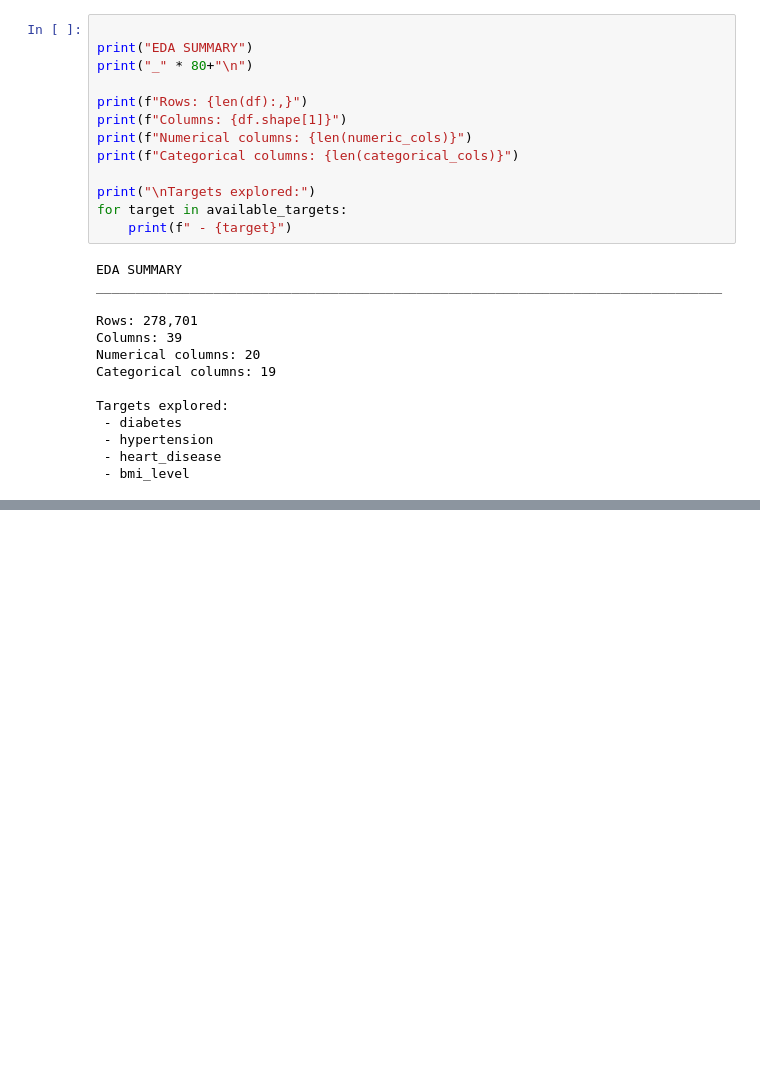
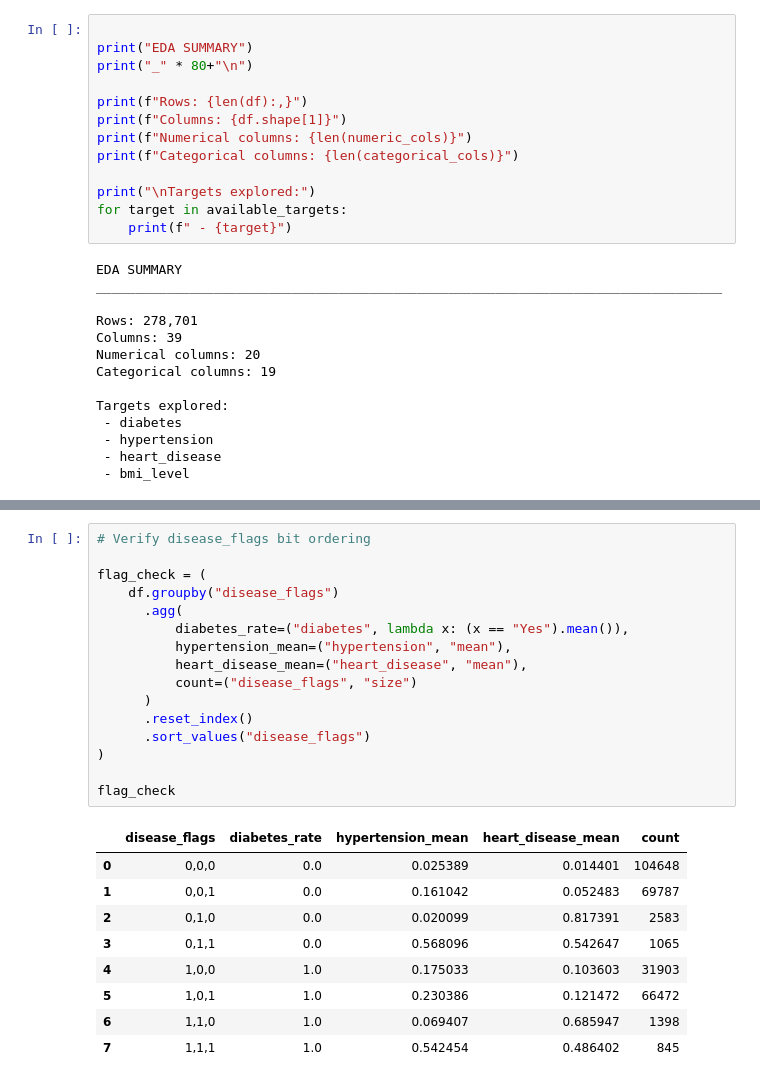
Before and after one commit to to-bits/multidisease-risk-profiler, a Jupyter notebook: notebooks/03_eda.ipynb, the cells around one changed output, grey strips where cells are left out. Drawn from its saved outputs; the diff is of its cells as text; blank space fills up the shorter version.

```diff
--- a/notebooks/03_eda.ipynb
+++ b/notebooks/03_eda.ipynb
@@ -653,0 +789,26 @@ Targets explored:
+# %%
+# Verify disease_flags bit ordering
+
+flag_check = (
+    df.groupby("disease_flags")
+      .agg(
+          diabetes_rate=("diabetes", lambda x: (x == "Yes").mean()),
+          hypertension_mean=("hypertension", "mean"),
+          heart_disease_mean=("heart_disease", "mean"),
+          count=("disease_flags", "size")
+      )
+      .reset_index()
+      .sort_values("disease_flags")
+)
+
+flag_check
+# %% [output]
+|  | disease_flags | diabetes_rate | hypertension_mean | heart_disease_mean | count |
+| 0 | 0,0,0 | 0.0 | 0.025389 | 0.014401 | 104648 |
+| 1 | 0,0,1 | 0.0 | 0.161042 | 0.052483 | 69787 |
+| 2 | 0,1,0 | 0.0 | 0.020099 | 0.817391 | 2583 |
+| 3 | 0,1,1 | 0.0 | 0.568096 | 0.542647 | 1065 |
+| 4 | 1,0,0 | 1.0 | 0.175033 | 0.103603 | 31903 |
+| 5 | 1,0,1 | 1.0 | 0.230386 | 0.121472 | 66472 |
+| 6 | 1,1,0 | 1.0 | 0.069407 | 0.685947 | 1398 |
+| 7 | 1,1,1 | 1.0 | 0.542454 | 0.486402 | 845 |
```
Also changed, not shown: parts of 4 cells of this notebook.
